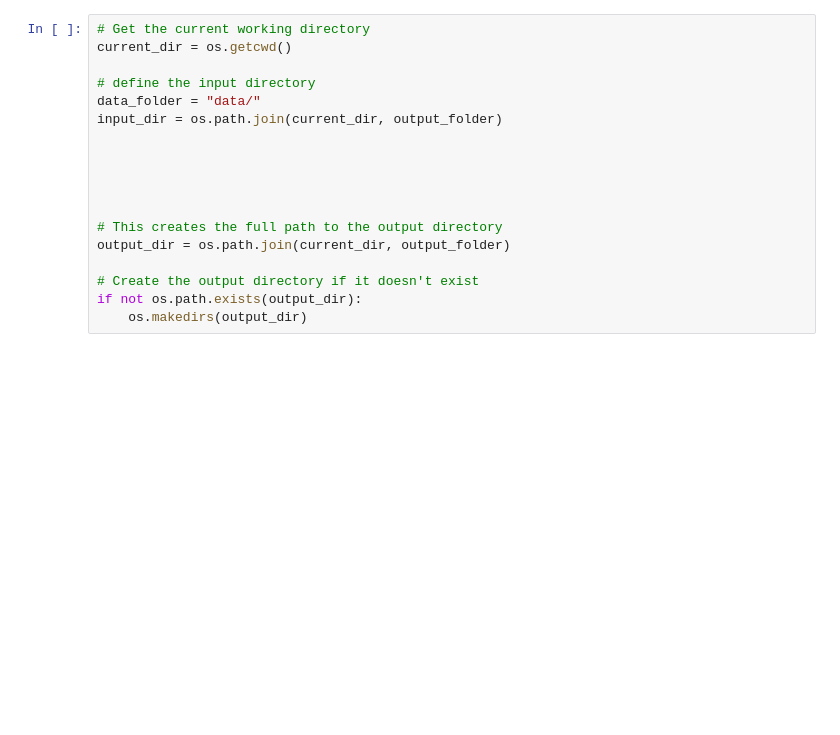
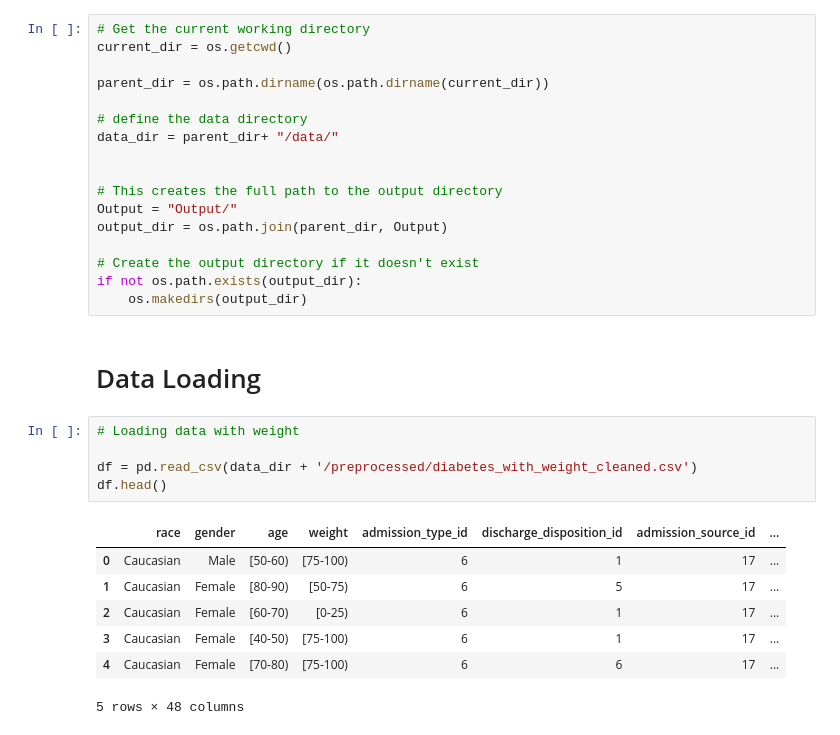
Before and after one commit to kkdsdesilva/diabetes-ucidata, a Jupyter notebook: notebooks/analysis/EDA.ipynb, the cells around one changed output. Saved outputs shown, nothing was run; the diff lists cells and outputs as text; blank space fills up the shorter version.

```diff
--- a/notebooks/analysis/EDA.ipynb
+++ b/notebooks/analysis/EDA.ipynb
@@ -14,17 +15,31 @@ shap.initjs()
 # Get the current working directory
 current_dir = os.getcwd()
 
-# define the input directory
-data_folder = "data/"
-input_dir = os.path.join(current_dir, output_folder)
+parent_dir = os.path.dirname(os.path.dirname(current_dir))
 
-
-
+# define the data directory
+data_dir = parent_dir+ "/data/"
 
 
 # This creates the full path to the output directory
-output_dir = os.path.join(current_dir, output_folder)
+Output = "Output/"
+output_dir = os.path.join(parent_dir, Output)
 
 # Create the output directory if it doesn't exist
 if not os.path.exists(output_dir):
     os.makedirs(output_dir)
+# %% [markdown]
+# Data Loading
+# %%
+# Loading data with weight
+
+df = pd.read_csv(data_dir + '/preprocessed/diabetes_with_weight_cleaned.csv')
+df.head()
+# %% [output]
+|  | race | gender | age | weight | admission_type_id | discharge_disposition_id | admission_source_id | ... |
+| 0 | Caucasian | Male | [50-60) | [75-100) | 6 | 1 | 17 | ... |
+| 1 | Caucasian | Female | [80-90) | [50-75) | 6 | 5 | 17 | ... |
+| 2 | Caucasian | Female | [60-70) | [0-25) | 6 | 1 | 17 | ... |
+| 3 | Caucasian | Female | [40-50) | [75-100) | 6 | 1 | 17 | ... |
+| 4 | Caucasian | Female | [70-80) | [75-100) | 6 | 6 | 17 | ... |
+5 rows × 48 columns
```
Also changed, not shown: parts of 8 cells of this notebook.
